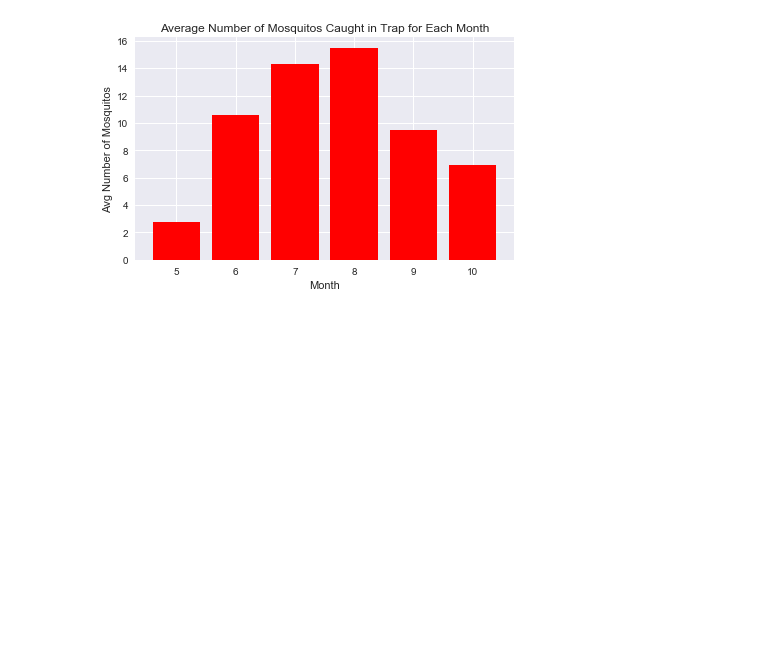
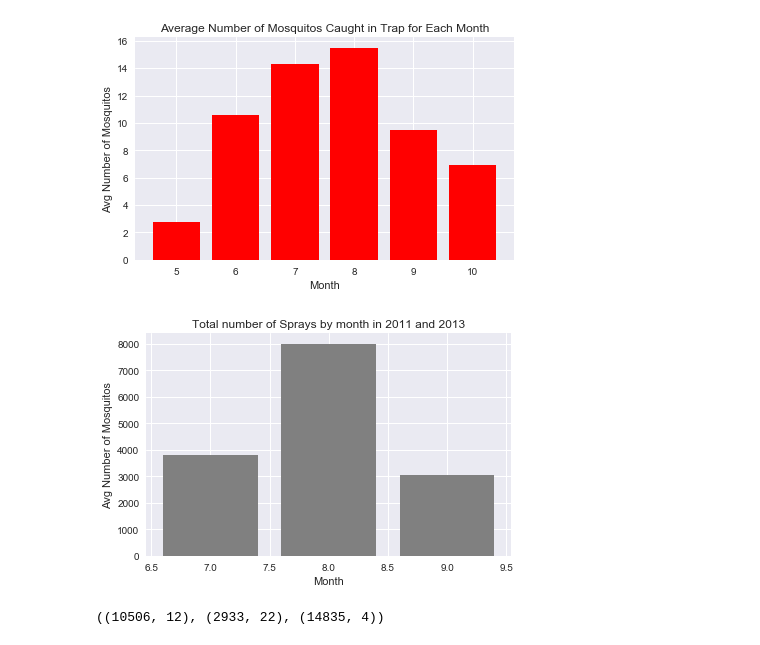
Before and after one commit to rytizzle/CDC_west_nile, a Jupyter notebook: Thitti.ipynb, the cells around one changed output. Drawn from its saved outputs; the diff is of its cells as text; code cells hidden in the pictures; blank space fills up the shorter version.

```diff
--- a/Thitti.ipynb
+++ b/Thitti.ipynb
@@ -13,3 +13,4 @@ dfw.shape, dft.shape, dfs.shape
 # %%
 dfw['Date'] = pd.to_datetime(dfw['Date'])
 dft['Date'] = pd.to_datetime(dft['Date'])
+dfs['Date'] = pd.to_datetime(dfs['Date'])
@@ -45,3 +52,21 @@ plt.title('Average Number of Mosquitos Caught in Trap for Each Month')
 plt.tight_layout();
 # %% [output]
 [figure]
+# %%
+spray_dict = {}
+for i in range(7, 10):
+    spray_dict[i] = dfs[dfs['Date'].dt.month == i].shape[0]
+spray_count = pd.DataFrame(list(spray_dict.items()), index=spray_dict.keys())
+# %%
+fig = plt.figure()
+ax1 = plt.bar(spray_count[0], spray_count[1], color='gray')
+plt.xlabel('Month')
+plt.ylabel('Avg Number of Mosquitos')
+plt.title('Total number of Sprays by month in 2011 and 2013')
+plt.tight_layout();
+# %% [output]
+[figure, added]
+# %%
+dft.shape, dfw.shape, dfs.shape
+# %% [output]
+((10506, 12), (2933, 22), (14835, 4))
```
Also changed, not shown: parts of 17 cells of this notebook, 1 other file.
